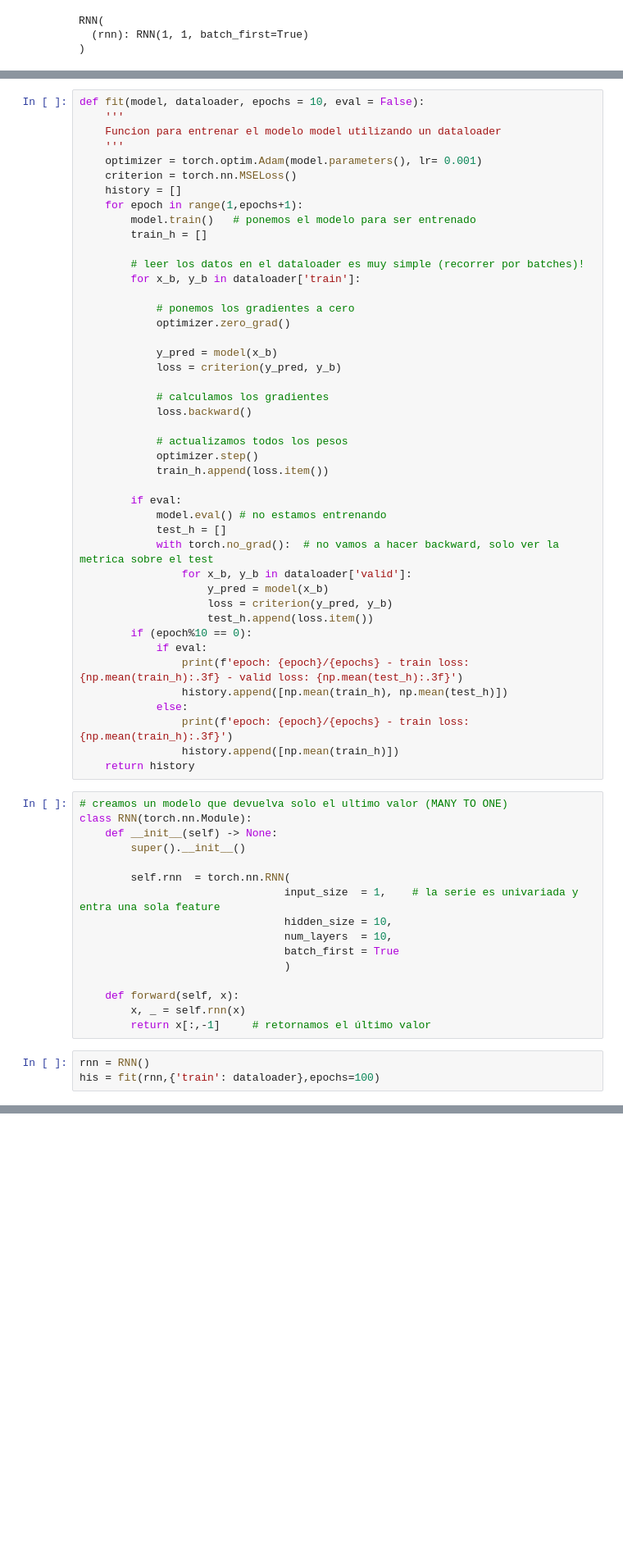
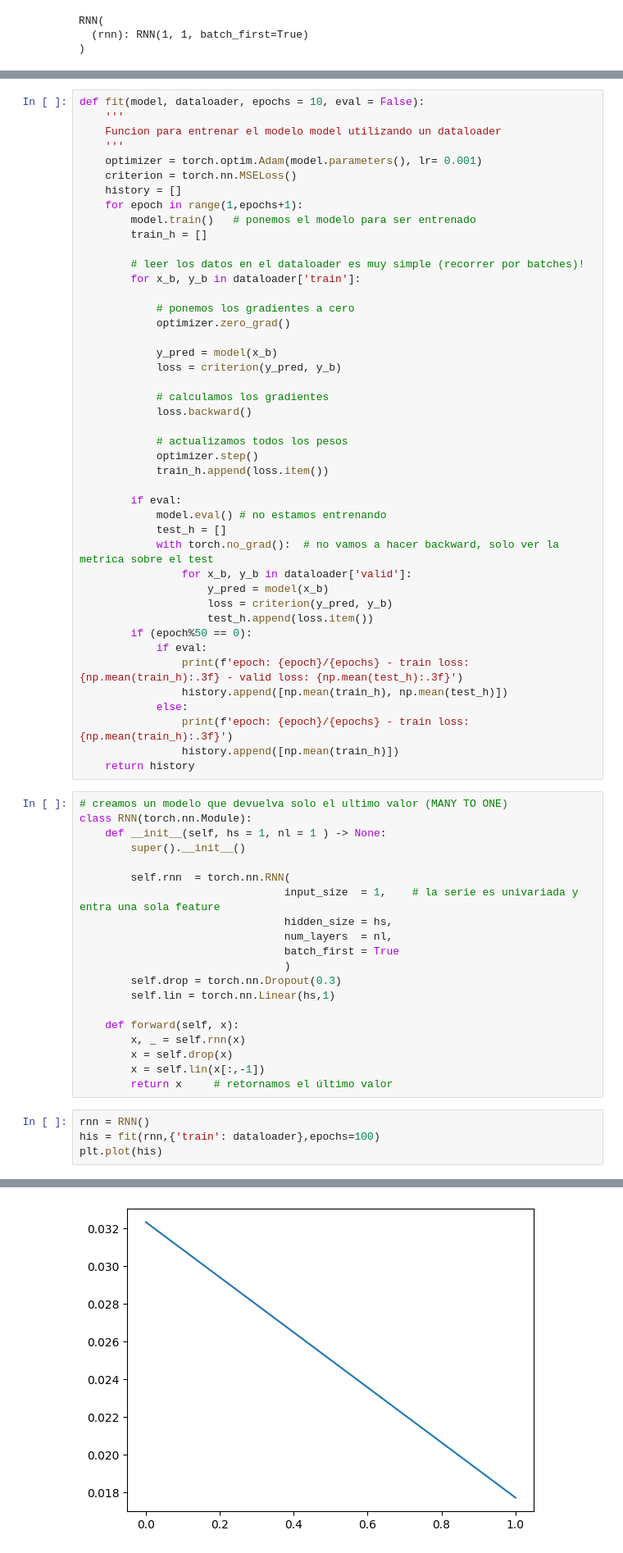
Before and after one commit to sebastlop/series-temporales-machine-learning, a Jupyter notebook: Apuntes/Tema-6/Tema-6.2.1-rnn.ipynb, the cells around one changed output, grey strips where cells are left out. Shown at 82% size. Cells and saved outputs as stored; diff of their text form; blank space fills up the shorter version.

```diff
--- a/Apuntes/Tema-6/Tema-6.2.1-rnn.ipynb
+++ b/Apuntes/Tema-6/Tema-6.2.1-rnn.ipynb
@@ -178,7 +192,7 @@ def fit(model, dataloader, epochs = 10, eval = False):
                     y_pred = model(x_b)
                     loss = criterion(y_pred, y_b)
                     test_h.append(loss.item())
-        if (epoch%10 == 0):
+        if (epoch%50 == 0):
             if eval:
                 print(f'epoch: {epoch}/{epochs} - train loss: {np.mean(train_h):.3f} - valid loss: {np.mean(test_h):.3f}')
                 history.append([np.mean(train_h), np.mean(test_h)])
@@ -189,20 +203,25 @@ def fit(model, dataloader, epochs = 10, eval = False):
 # %%
 # creamos un modelo que devuelva solo el ultimo valor (MANY TO ONE)
 class RNN(torch.nn.Module):
-    def __init__(self) -> None:
+    def __init__(self, hs = 1, nl = 1 ) -> None:
         super().__init__()
 
         self.rnn  = torch.nn.RNN(
                                 input_size  = 1,    # la serie es univariada y entra una sola feature
-                                hidden_size = 10,
-                                num_layers  = 10,
+                                hidden_size = hs,
+                                num_layers  = nl,
                                 batch_first = True
                                 )
+        self.drop = torch.nn.Dropout(0.3)
+        self.lin = torch.nn.Linear(hs,1)
 
     def forward(self, x):
         x, _ = self.rnn(x)
-        return x[:,-1]     # retornamos el último valor
+        x = self.drop(x)
+        x = self.lin(x[:,-1])
+        return x     # retornamos el último valor
 # %%
 rnn = RNN()
 his = fit(rnn,{'train': dataloader},epochs=100)
+plt.plot(his)
 # %% [output]
@@ -218,0 +231 @@ epoch: 100/100 - train loss: 0.002
+[figure, added]
```
Also changed, not shown: parts of 9 cells of this notebook, 1 other file.
